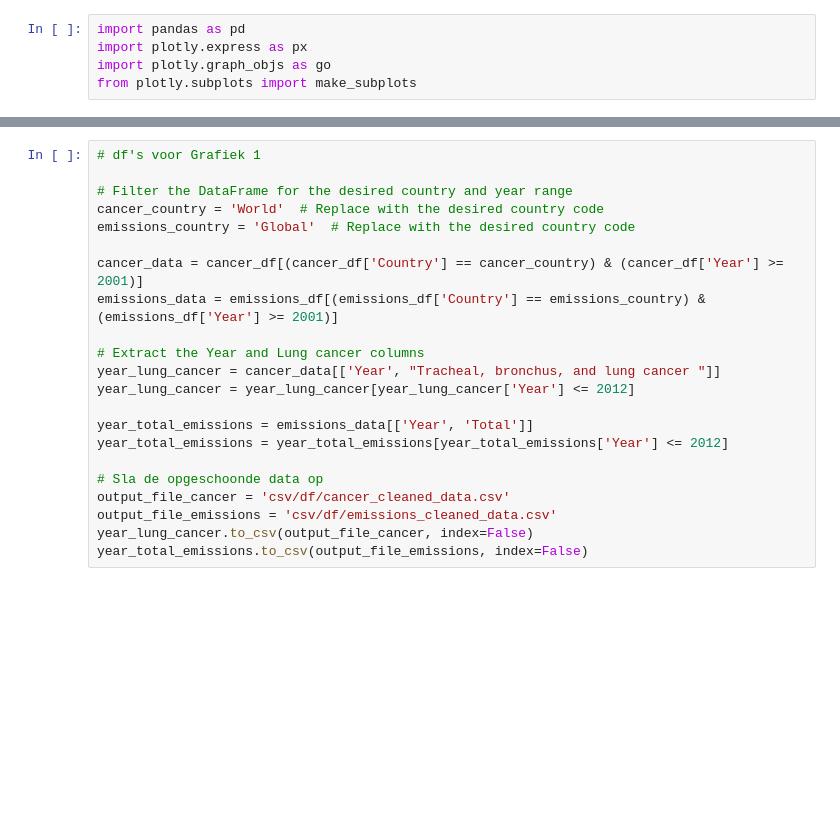
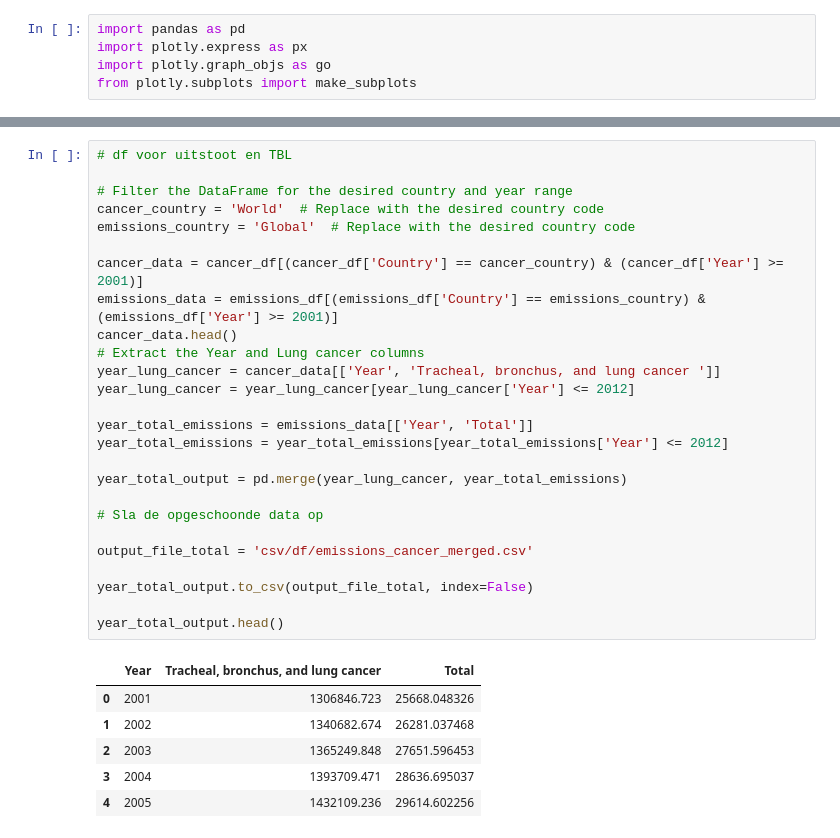
Before and after one commit to PJWVDH/infovis-g6-repo, a Jupyter notebook: _build/jupyter_execute/docs/cleaning_data.ipynb, the cells around one changed output, grey strips where cells are left out. Saved outputs shown, nothing was run; the diff lists cells and outputs as text; blank space fills up the shorter version.

```diff
--- a/_build/jupyter_execute/docs/cleaning_data.ipynb
+++ b/_build/jupyter_execute/docs/cleaning_data.ipynb
@@ -53,22 +50,33 @@ smoking_df = pd.read_csv("csv/smoking.csv")
 # %%
-# df's voor Grafiek 1
+# df voor uitstoot en TBL
 
 # Filter the DataFrame for the desired country and year range
 cancer_country = 'World'  # Replace with the desired country code
 emissions_country = 'Global'  # Replace with the desired country code
 
 cancer_data = cancer_df[(cancer_df['Country'] == cancer_country) & (cancer_df['Year'] >= 2001)]
 emissions_data = emissions_df[(emissions_df['Country'] == emissions_country) & (emissions_df['Year'] >= 2001)]
-
+cancer_data.head()
 # Extract the Year and Lung cancer columns
-year_lung_cancer = cancer_data[['Year', "Tracheal, bronchus, and lung cancer "]]
+year_lung_cancer = cancer_data[['Year', 'Tracheal, bronchus, and lung cancer ']]
 year_lung_cancer = year_lung_cancer[year_lung_cancer['Year'] <= 2012]
 
 year_total_emissions = emissions_data[['Year', 'Total']]
 year_total_emissions = year_total_emissions[year_total_emissions['Year'] <= 2012]
 
+year_total_output = pd.merge(year_lung_cancer, year_total_emissions)
+
 # Sla de opgeschoonde data op
-output_file_cancer = 'csv/df/cancer_cleaned_data.csv'
-output_file_emissions = 'csv/df/emissions_cleaned_data.csv'
-year_lung_cancer.to_csv(output_file_cancer, index=False)
-year_total_emissions.to_csv(output_file_emissions, index=False)
+
+output_file_total = 'csv/df/emissions_cancer_merged.csv'
+
+year_total_output.to_csv(output_file_total, index=False)
+
+year_total_output.head()
+# %% [output]
+|  | Year | Tracheal, bronchus, and lung cancer | Total |
+| 0 | 2001 | 1306846.723 | 25668.048326 |
+| 1 | 2002 | 1340682.674 | 26281.037468 |
+| 2 | 2003 | 1365249.848 | 27651.596453 |
+| 3 | 2004 | 1393709.471 | 28636.695037 |
+| 4 | 2005 | 1432109.236 | 29614.602256 |
```
Also changed, not shown: parts of 12 cells of this notebook, 24 other files.
